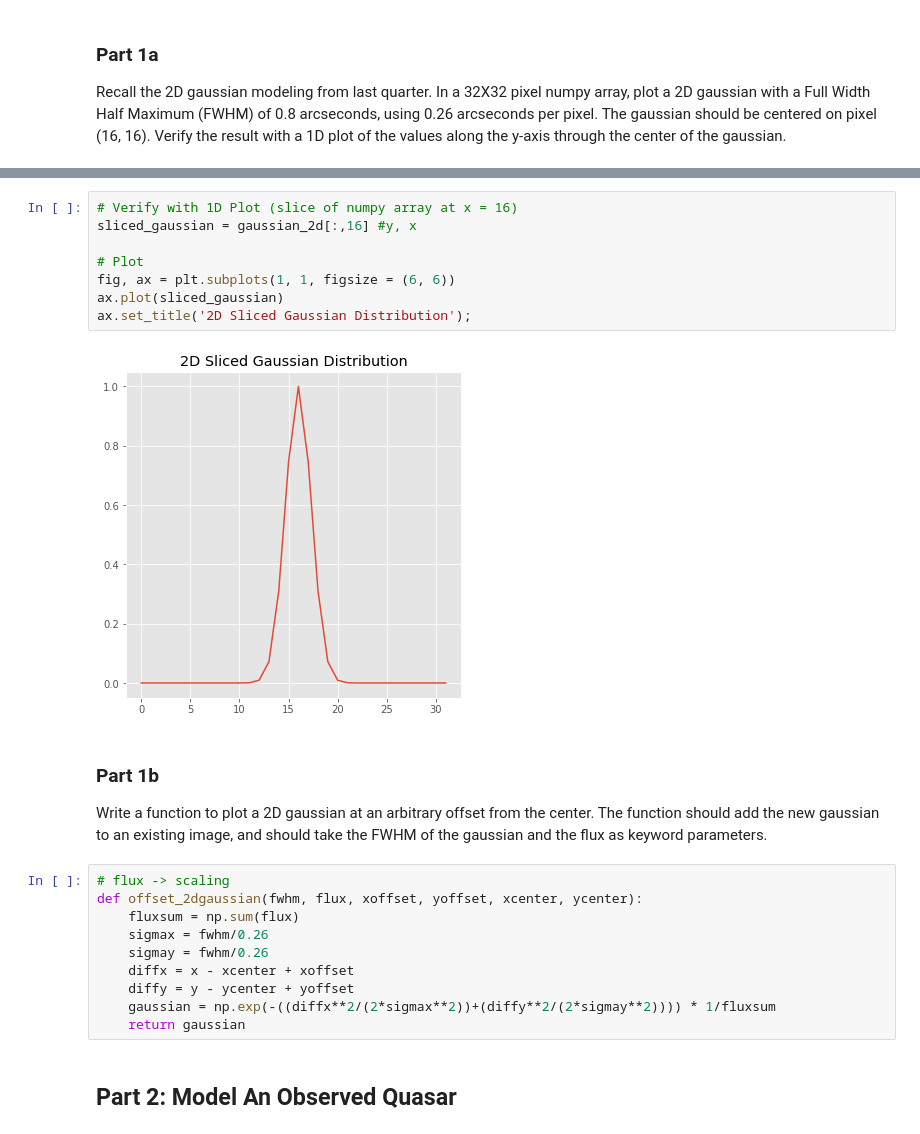
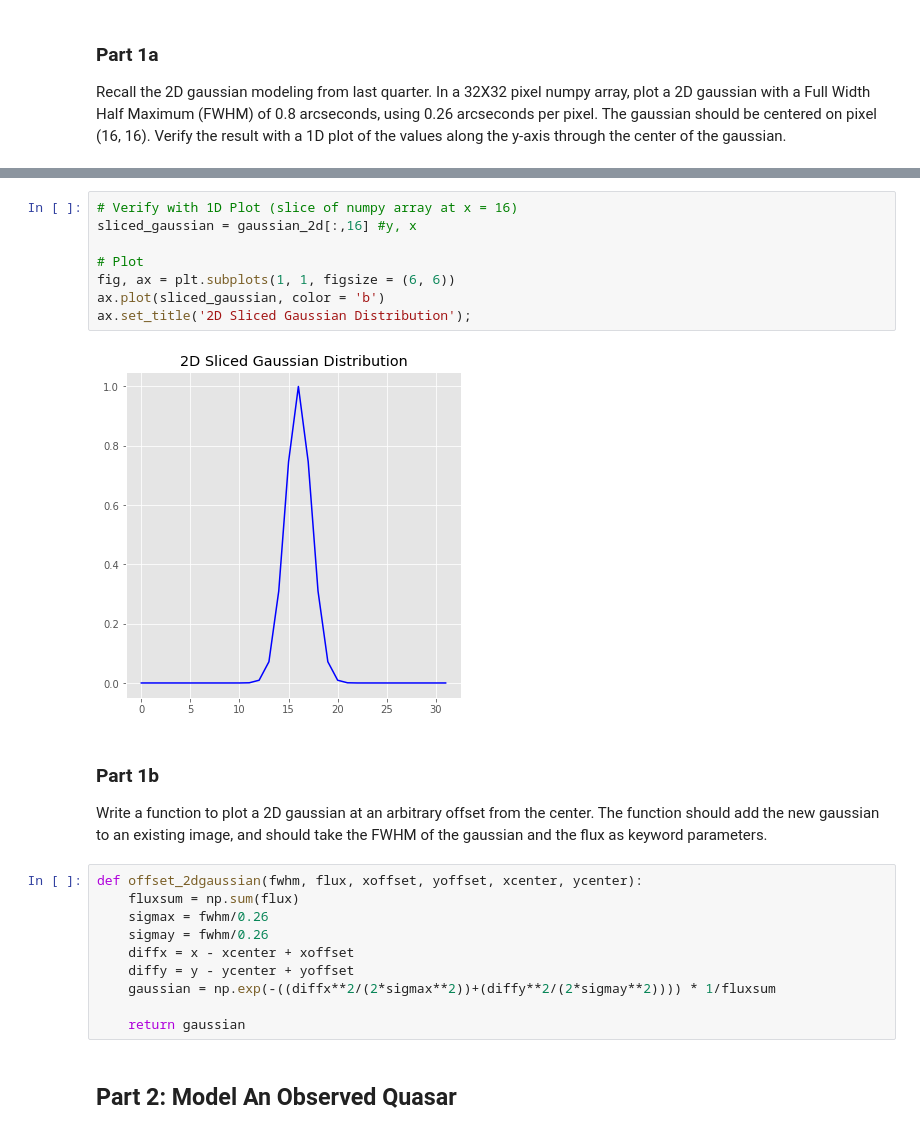
Before and after one commit to abudlong/Astro499, a Jupyter notebook: A499_Winter22_Assignment2.ipynb, the cells around one changed output, grey strips where cells are left out. Saved outputs shown, nothing was run; the diff lists cells and outputs as text.

```diff
--- a/A499_Winter22_Assignment2.ipynb
+++ b/A499_Winter22_Assignment2.ipynb
@@ -554,19 +153,18 @@ ax.set_title('2D Gaussian Distribution');
 # %%
 # Verify with 1D Plot (slice of numpy array at x = 16)
 sliced_gaussian = gaussian_2d[:,16] #y, x
 
 # Plot
 fig, ax = plt.subplots(1, 1, figsize = (6, 6))
-ax.plot(sliced_gaussian)
+ax.plot(sliced_gaussian, color = 'b')
 ax.set_title('2D Sliced Gaussian Distribution');
 # %% [output]
-[figure, old version]
+[figure, new version]
 # %% [markdown]
 ### Part 1b
 
 Write a function to plot a 2D gaussian at an arbitrary offset from the center. The function should add the new gaussian to an existing image, and should take the FWHM of the gaussian and the flux as keyword parameters.
 # %%
-# flux -> scaling
 def offset_2dgaussian(fwhm, flux, xoffset, yoffset, xcenter, ycenter):
     fluxsum = np.sum(flux)
     sigmax = fwhm/0.26
@@ -574,6 +172,7 @@ def offset_2dgaussian(fwhm, flux, xoffset, yoffset, xcenter, ycenter):
     diffx = x - xcenter + xoffset
     diffy = y - ycenter + yoffset
     gaussian = np.exp(-((diffx**2/(2*sigmax**2))+(diffy**2/(2*sigmay**2)))) * 1/fluxsum
+
     return gaussian
 # %% [markdown]
 ## Part 2: Model An Observed Quasar
```
Also changed, not shown: parts of 72 cells of this notebook.
